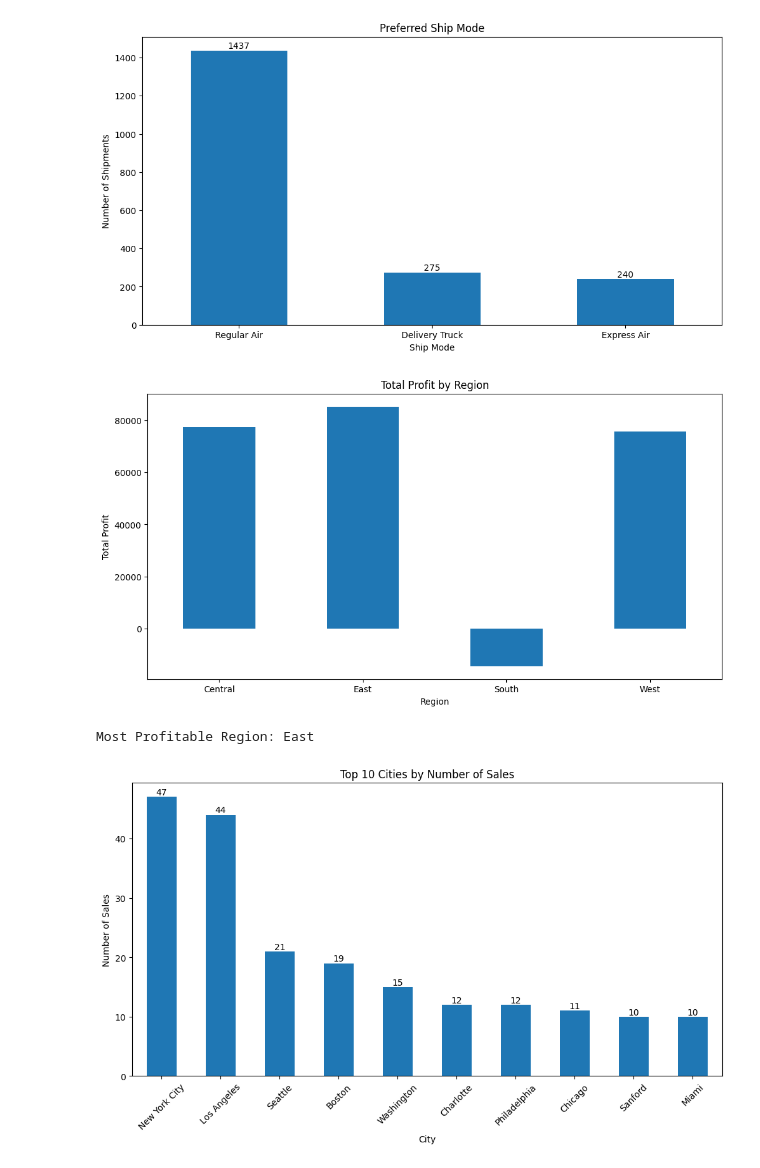
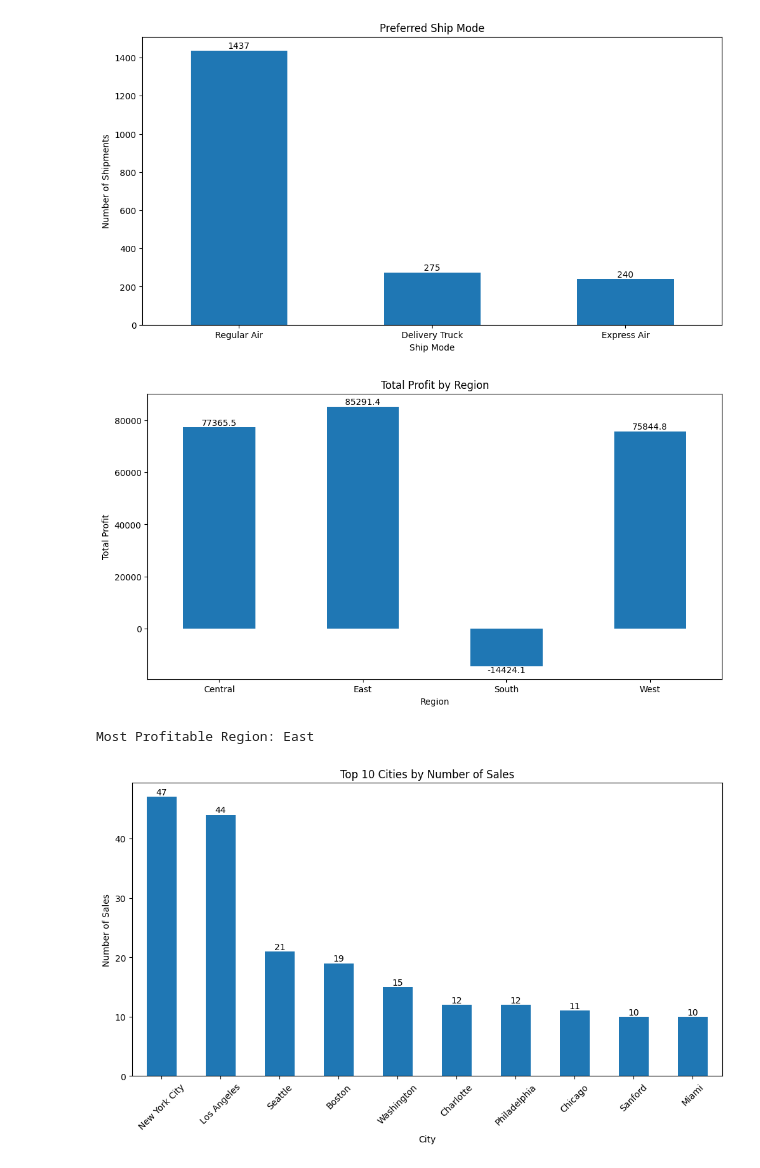
Before and after one commit to kevinndungu-source/Data_Analytics_Project, a Jupyter notebook: Analysis_using_Python/Python_Code/Marley_International_Store_Data_Analysis_using_Python.ipynb, the cells around one changed output. Cells and saved outputs as stored; diff of their text form; code cells hidden in the pictures.

```diff
--- a/Analysis_using_Python/Python_Code/Marley_International_Store_Data_Analysis_using_Python.ipynb
+++ b/Analysis_using_Python/Python_Code/Marley_International_Store_Data_Analysis_using_Python.ipynb
@@ -166,21 +171,26 @@ for container in ax.containers:
 plt.show()
 # %% [output]
 [figure]
-# %%
-# Question 11. Which Region is the Most Profitable?
-
-region_profit = orders_df.groupby('Region')['Profit'].sum()
-region_profit.plot(kind='bar', figsize=(12, 6), title='Total Profit by Region')
-plt.xlabel('Region')
-plt.ylabel('Total Profit')
-plt.xticks(rotation=0)
-plt.show()
-most_profitable_region = region_profit.idxmax()
-
-print(f'Most Profitable Region: {most_profitable_region}')
-# %% [output]
-[figure, removed]
-Most Profitable Region: East
+# %%
+# Question 11. Which Region is the Most Profitable?
+
+region_profit = orders_df.groupby('Region')['Profit'].sum()
+ax = region_profit.plot(kind='bar', figsize=(12, 6), title='Total Profit by Region')
+plt.xlabel('Region')
+plt.ylabel('Total Profit')
+plt.xticks(rotation=0)
+
+# Annotate the bar chart with the total profit
+for container in ax.containers:
+    ax.bar_label(container, label_type='edge')
+
+plt.show()
+most_profitable_region = region_profit.idxmax()
+
+print(f'Most Profitable Region: {most_profitable_region}')
+# %% [output]
+[figure, added]
+Most Profitable Region: East
 # %%
 # Question 12. Which City has the Highest Number of Sales?
 
```
Also changed, not shown: parts of 2 cells of this notebook.
